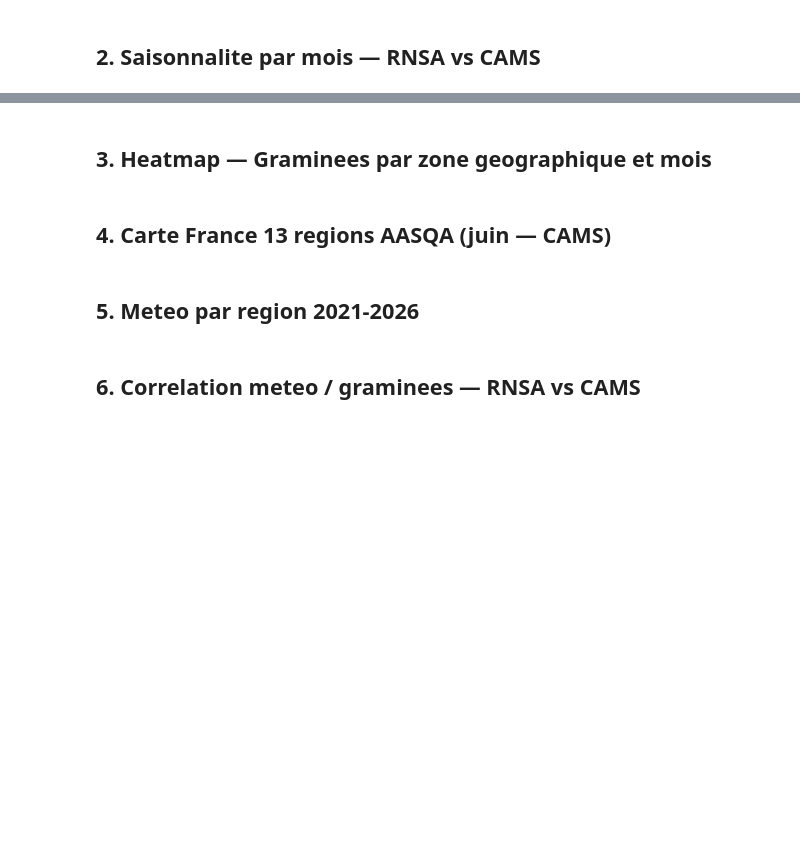
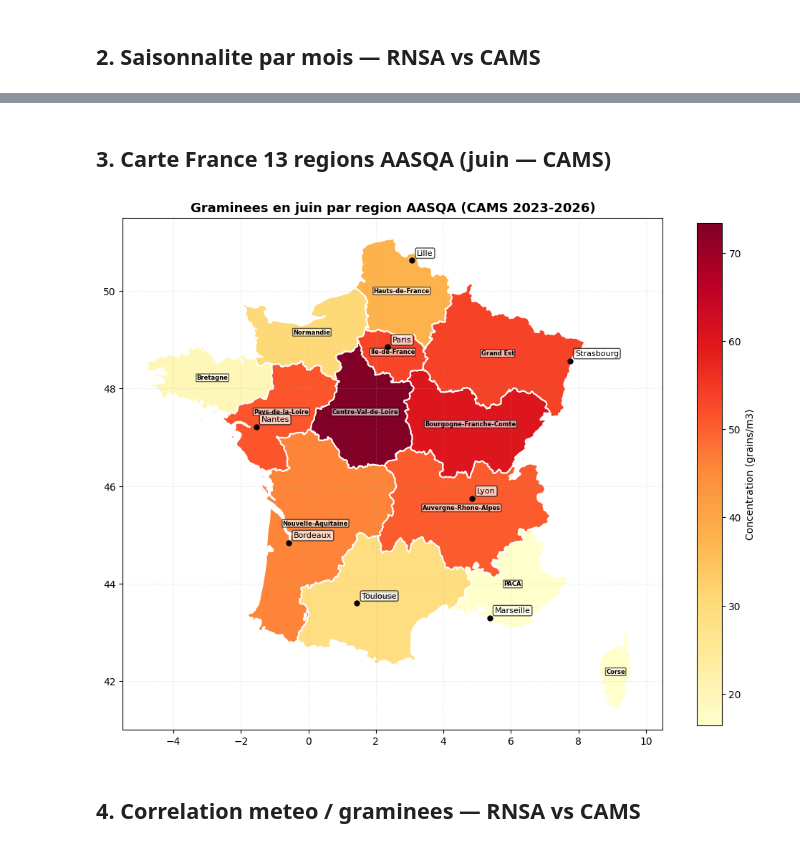
Before and after one commit to acabel42/antihistaminiques-pipeline, a Jupyter notebook: notebooks/eda_pollen_complet.ipynb, the cells around one changed output, grey strips where cells are left out. Cells and saved outputs as stored; diff of their text form; code cells hidden in the pictures; blank space fills up the shorter version.

Commit message:
J2 - EDA pollen complet RNSA+CAMS 2021-2026 + RF + analyse 2024

```diff
--- a/notebooks/eda_pollen_complet.ipynb
+++ b/notebooks/eda_pollen_complet.ipynb
@@ -133,2 +133,0 @@ plt.show()
-# %% [markdown]
-## 3. Heatmap — Graminees par zone geographique et mois
@@ -153,6 +134,9 @@ plt.show()
 # %% [markdown]
-## 4. Carte France 13 regions AASQA (juin — CAMS)
+## 3. Carte France 13 regions AASQA (juin — CAMS)
 # %%
+df_cams_brut = pd.read_csv('/Users/nellyta/Jedha/data/silver/J0_silver_cams_pollen_2023_2026.csv', low_memory=False)
+df_cams_brut['date'] = pd.to_datetime(df_cams_brut['date'])
+
 mapping_dept_region = {
     'Paris':'Ile-de-France','Hauts-de-Seine':'Ile-de-France',
     'Seine-Saint-Denis':'Ile-de-France',"Val-d'Oise":'Ile-de-France',
@@ -206,37 +190,37 @@ regions_fr['region'] = regions_fr['name_clean'].map(
 regions_fr = regions_fr[regions_fr['region'].notna()]
 regions_13  = regions_fr.dissolve(by='region').reset_index()
 
-juin = df_cams[df_cams['date'].dt.month==6].copy()
+juin = df_cams_brut[df_cams_brut['date'].dt.month==6].copy()
 gdf_juin = gpd.GeoDataFrame(juin, geometry=gpd.points_from_xy(juin['longitude'],juin['latitude']), crs='EPSG:4326')
 joined = gpd.sjoin(gdf_juin, regions_13[['region','geometry']], how='left', predicate='within')
 conc_region = joined.groupby('region')['graminees_conc'].mean().reset_index()
 conc_region.columns = ['region','graminees_moy']
 regions_13 = regions_13.merge(conc_region, on='region', how='left')
 
 villes = {'Paris':(48.85,2.35),'Lyon':(45.75,4.85),'Marseille':(43.30,5.37),
           'Toulouse':(43.60,1.44),'Bordeaux':(44.84,-0.58),'Nantes':(47.22,-1.55),
           'Strasbourg':(48.57,7.75),'Lille':(50.63,3.07)}
 
 fig, ax = plt.subplots(figsize=(10, 12))
 regions_13.plot(column='graminees_moy', cmap='YlOrRd', linewidth=1.5,
                 edgecolor='white', ax=ax, legend=True,
                 missing_kwds={'color':'lightgray'},
                 legend_kwds={'label':'Concentration (grains/m3)', 'shrink':0.6})
 for _, row in regions_13.iterrows():
     centroid = row['geometry'].centroid
     ax.annotate(row['region'], xy=(centroid.x,centroid.y),
                 ha='center', fontsize=6, fontweight='bold',
                 bbox=dict(boxstyle='round,pad=0.1', facecolor='white', alpha=0.6))
 for ville, (lat, lon) in villes.items():
     ax.plot(lon, lat, 'o', color='black', markersize=5, zorder=10)
     ax.annotate(ville, xy=(lon,lat), xytext=(5,5), textcoords='offset points',
                 fontsize=8, bbox=dict(boxstyle='round,pad=0.2', facecolor='white', alpha=0.7))
 ax.set_title('Graminees en juin par region AASQA (CAMS 2023-2026)', fontsize=13, fontweight='bold')
 ax.set_xlim(-5.5, 10.5)
 ax.set_ylim(41.0, 51.5)
 ax.grid(True, alpha=0.2, linestyle='--')
 plt.tight_layout()
 plt.savefig('/Users/nellyta/Jedha/notebooks/carte_graminees_complet.png', dpi=150, bbox_inches='tight')
 plt.show()
+# %% [output]
+[figure, added]
-# %% [markdown]
-## 5. Meteo par region 2021-2026
@@ -264,5 +227,5 @@ plt.show()
 # %% [markdown]
-## 6. Correlation meteo / graminees — RNSA vs CAMS
+## 4. Correlation meteo / graminees — RNSA vs CAMS
 # %%
 fig, axes = plt.subplots(2, 2, figsize=(16, 10))
 fig.suptitle('Correlation Meteo vs Graminees — RNSA vs CAMS', fontsize=13, fontweight='bold')
```
Also changed, not shown: parts of 16 cells of this notebook, 11 other files.
